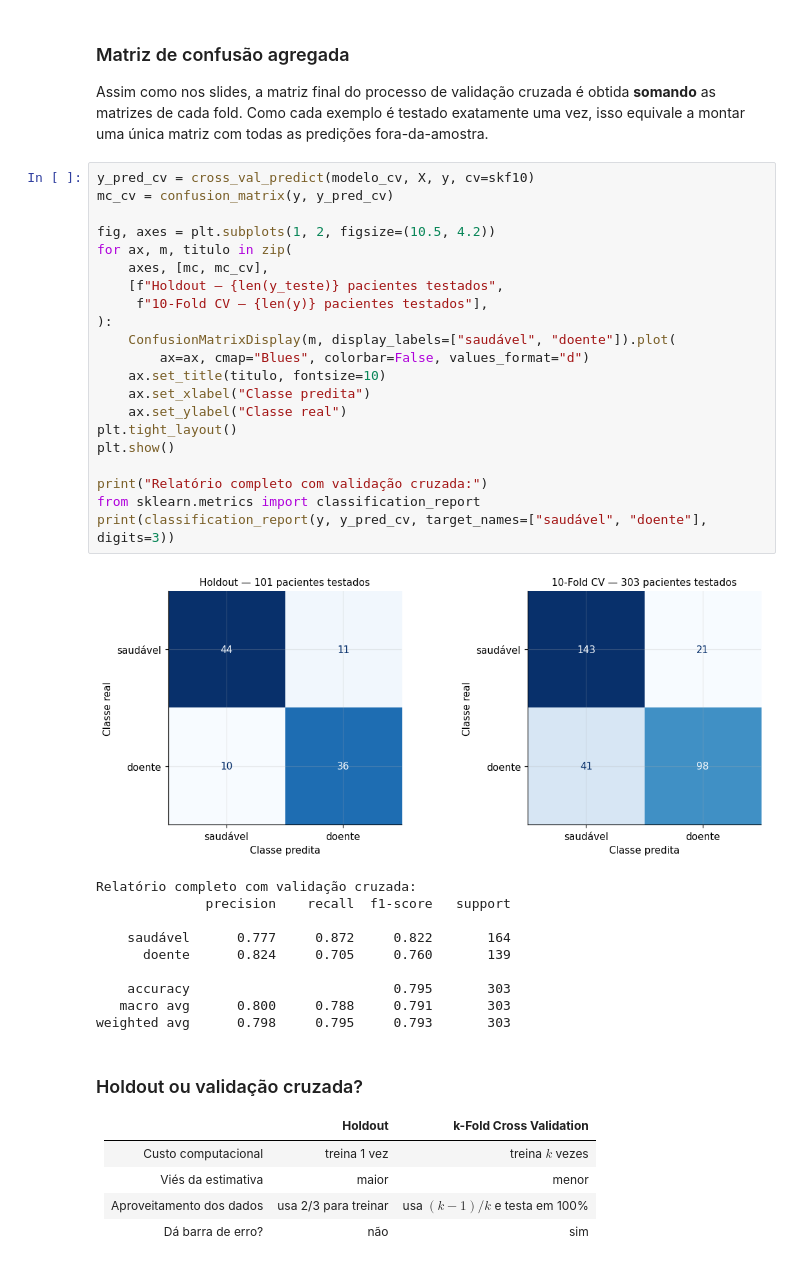
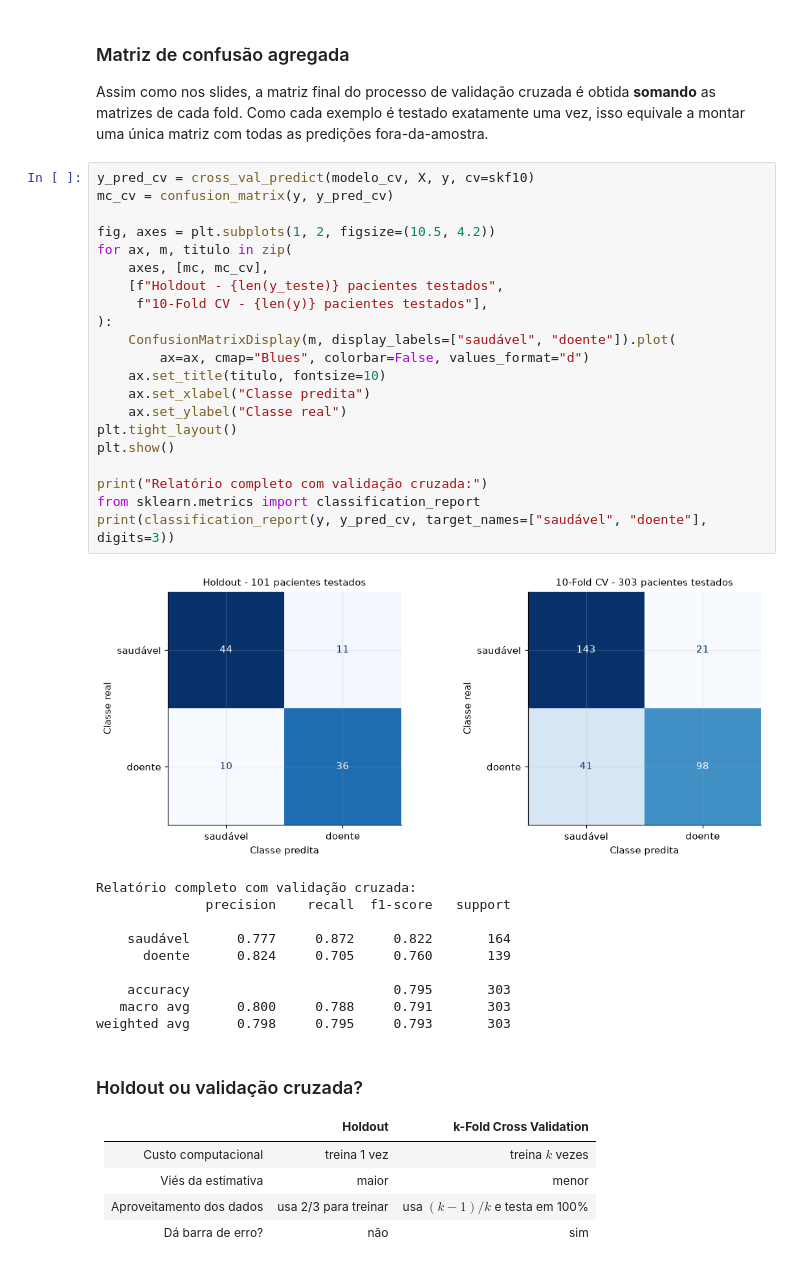
Before and after one commit to bmnogueira-ufms/IA-2026-02, a Jupyter notebook: Aulas Práticas/aula01-introducao-am/aula01-introducao-am.ipynb, the cells around one changed output. Saved outputs shown, nothing was run; the diff lists cells and outputs as text.

```diff
--- a/Aulas Práticas/aula01-introducao-am/aula01-introducao-am.ipynb
+++ b/Aulas Práticas/aula01-introducao-am/aula01-introducao-am.ipynb
@@ -1391,26 +1390,26 @@ isso equivale a montar uma única matriz com todas as predições fora-da-amostr
 # %%
 y_pred_cv = cross_val_predict(modelo_cv, X, y, cv=skf10)
 mc_cv = confusion_matrix(y, y_pred_cv)
 
 fig, axes = plt.subplots(1, 2, figsize=(10.5, 4.2))
 for ax, m, titulo in zip(
     axes, [mc, mc_cv],
-    [f"Holdout — {len(y_teste)} pacientes testados",
-     f"10-Fold CV — {len(y)} pacientes testados"],
+    [f"Holdout - {len(y_teste)} pacientes testados",
+     f"10-Fold CV - {len(y)} pacientes testados"],
 ):
     ConfusionMatrixDisplay(m, display_labels=["saudável", "doente"]).plot(
         ax=ax, cmap="Blues", colorbar=False, values_format="d")
     ax.set_title(titulo, fontsize=10)
     ax.set_xlabel("Classe predita")
     ax.set_ylabel("Classe real")
 plt.tight_layout()
 plt.show()
 
 print("Relatório completo com validação cruzada:")
 from sklearn.metrics import classification_report
 print(classification_report(y, y_pred_cv, target_names=["saudável", "doente"], digits=3))
 # %% [output]
-[figure, old version]
+[figure, new version]
 Relatório completo com validação cruzada:
               precision    recall  f1-score   support
 
```
Also changed, not shown: parts of 56 cells of this notebook, 9 other files.
